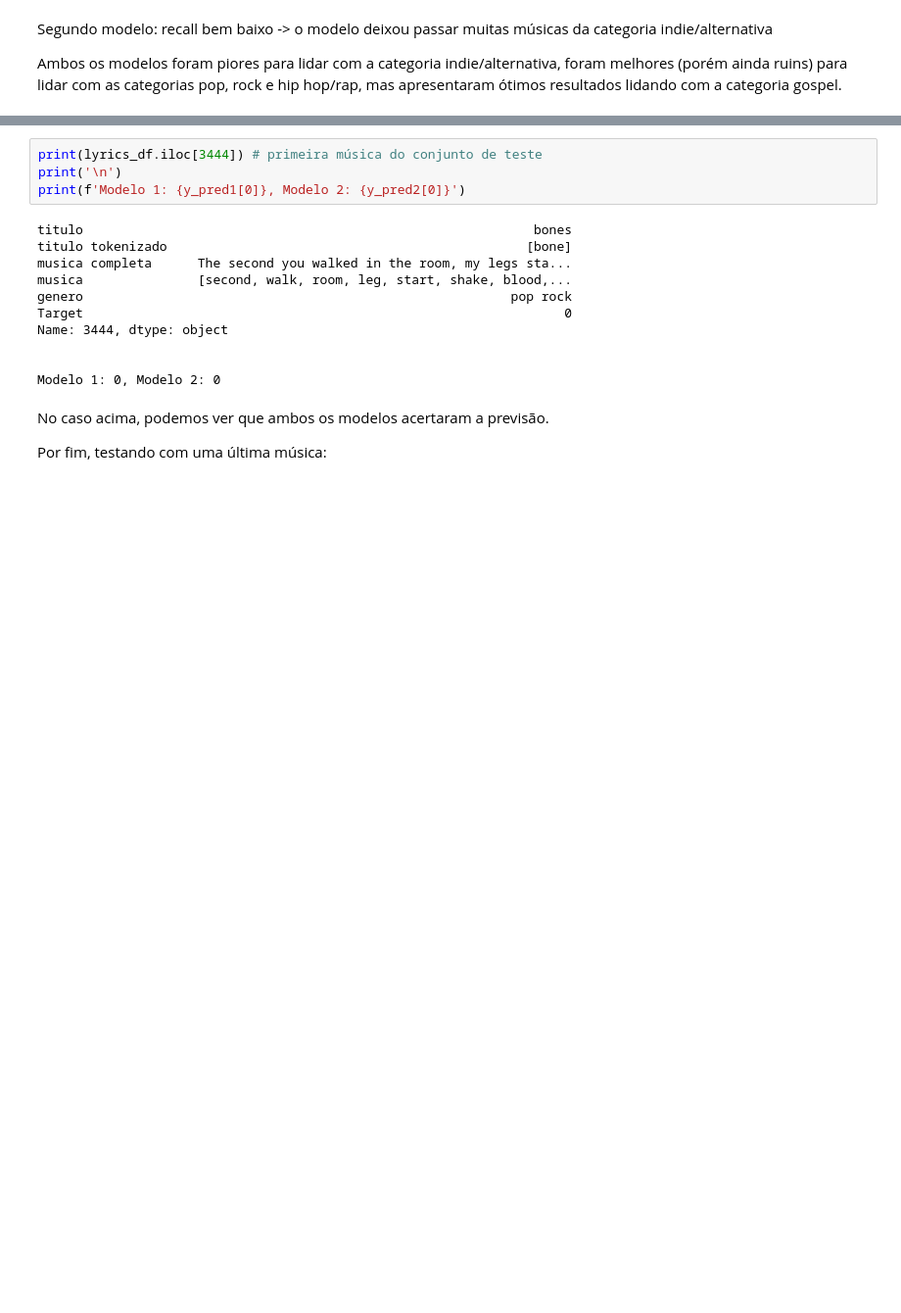
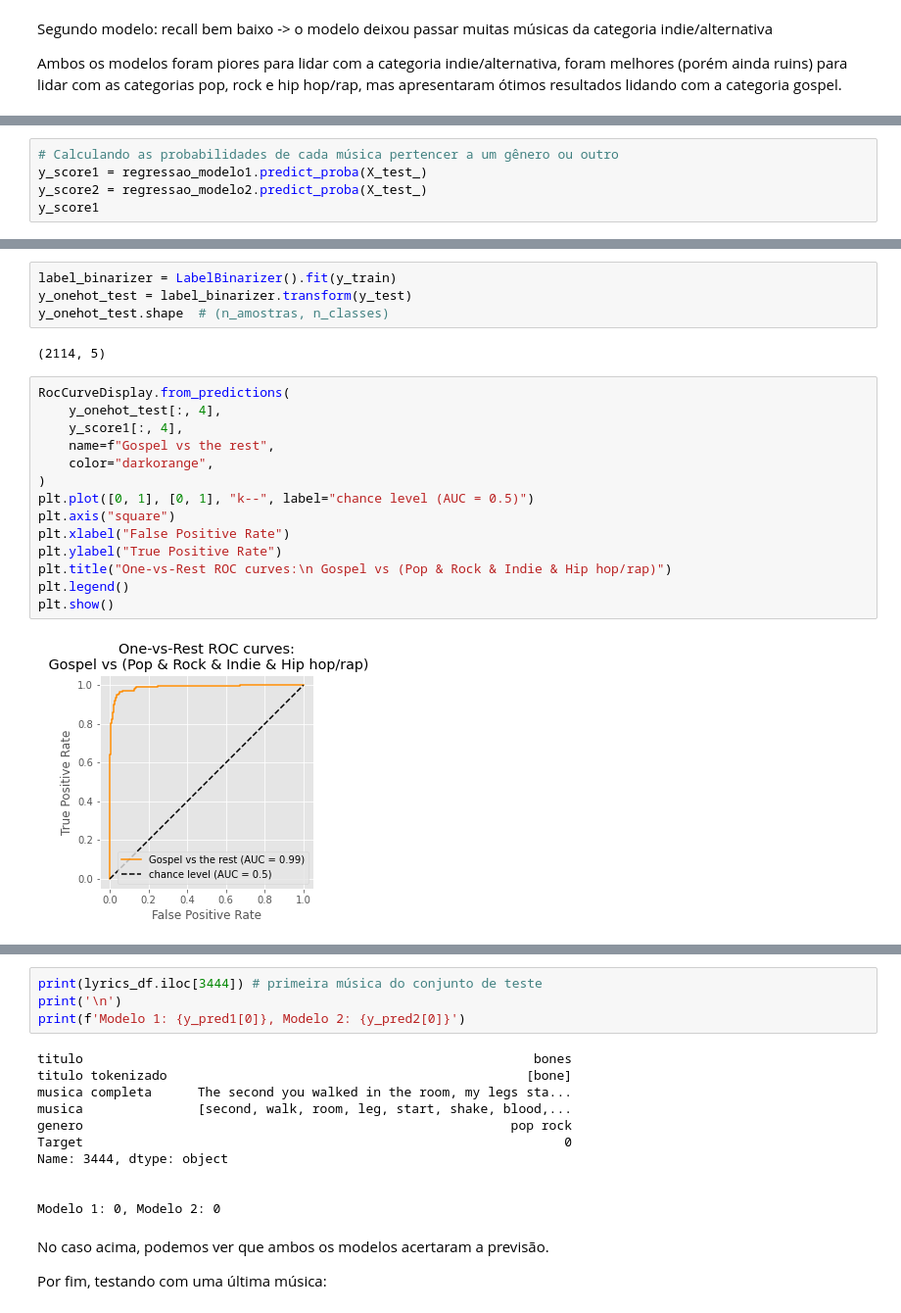
Before and after one commit to Perez-Amanda/Recuperacao_de_Informacao, a Jupyter notebook: classificador.ipynb, the cells around one changed output, grey strips where cells are left out. Shown at 98% size. Saved outputs shown, nothing was run; the diff lists cells and outputs as text; blank space fills up the shorter version.

```diff
--- a/classificador.ipynb
+++ b/classificador.ipynb
@@ -398,0 +495,5 @@ pop, rock e hip hop/rap, mas apresentaram ótimos resultados lidando com a categ
+# %%
+# Calculando as probabilidades de cada música pertencer a um gênero ou outro
+y_score1 = regressao_modelo1.predict_proba(X_test_)
+y_score2 = regressao_modelo2.predict_proba(X_test_)
+y_score1
@@ -398,0 +514,22 @@ pop, rock e hip hop/rap, mas apresentaram ótimos resultados lidando com a categ
+# %%
+label_binarizer = LabelBinarizer().fit(y_train)
+y_onehot_test = label_binarizer.transform(y_test)
+y_onehot_test.shape  # (n_amostras, n_classes)
+# %% [output]
+(2114, 5)
+# %%
+RocCurveDisplay.from_predictions(
+    y_onehot_test[:, 4],
+    y_score1[:, 4],
+    name=f"Gospel vs the rest",
+    color="darkorange",
+)
+plt.plot([0, 1], [0, 1], "k--", label="chance level (AUC = 0.5)")
+plt.axis("square")
+plt.xlabel("False Positive Rate")
+plt.ylabel("True Positive Rate")
+plt.title("One-vs-Rest ROC curves:\n Gospel vs (Pop & Rock & Indie & Hip hop/rap)")
+plt.legend()
+plt.show()
+# %% [output]
+[figure, added]
```
Also changed, not shown: parts of 47 cells of this notebook, 2 other files.
